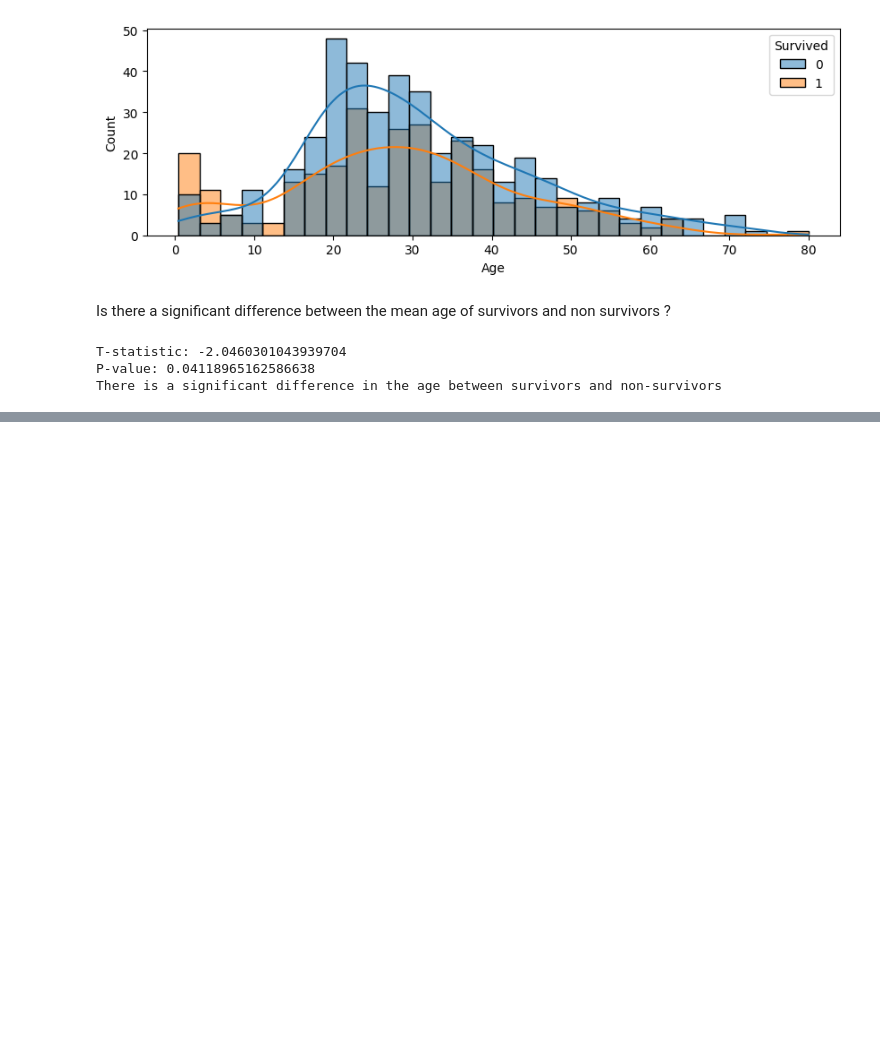
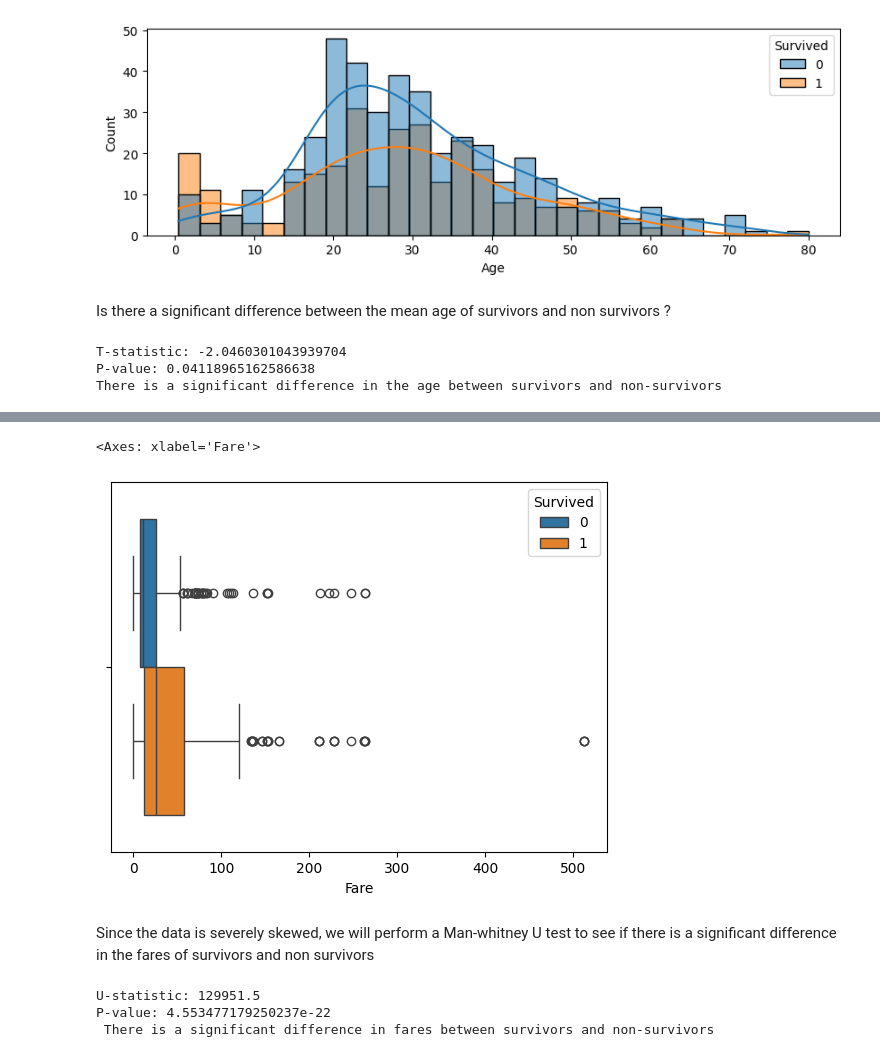
Before and after one commit to NikhielR108/Titanic-ML-App, a Jupyter notebook: Notebooks/Exploratory_analysis.ipynb, the cells around one changed output, grey strips where cells are left out. Cells and saved outputs as stored; diff of their text form; code cells hidden in the pictures; blank space fills up the shorter version.

```diff
--- a/Notebooks/Exploratory_analysis.ipynb
+++ b/Notebooks/Exploratory_analysis.ipynb
@@ -179,0 +188,27 @@ There is a significant difference in the age between survivors and non-survivors
+# %%
+sns.boxplot(data=df, x='Fare', hue='Survived')
+# %% [output]
+<Axes: xlabel='Fare'>
+[figure, added]
+# %% [markdown]
+Since the data is severely skewed, we will perform a Man-whitney U test to see if there is a significant difference in the fares of survivors and non survivors
+# %%
+
+# Drop missing fares
+fare_survived = df[df.Survived == 1]['Fare'].dropna()
+fare_non_survived = df[df.Survived == 0]['Fare'].dropna()
+
+# Mann-Whitney U test
+u_stat, p_val = stats.mannwhitneyu(fare_survived, fare_non_survived, alternative='two-sided')
+
+print("U-statistic:", u_stat)
+print("P-value:", p_val)
+
+if p_val < 0.05:
+    print(" There is a significant difference in fares between survivors and non-survivors")
+else:
+    print(" No significant difference in fares between survivors and non-survivors")
+# %% [output]
+U-statistic: 129951.5
+P-value: 4.553477179250237e-22
+ There is a significant difference in fares between survivors and non-survivors
```
Also changed, not shown: parts of 2 cells of this notebook.
